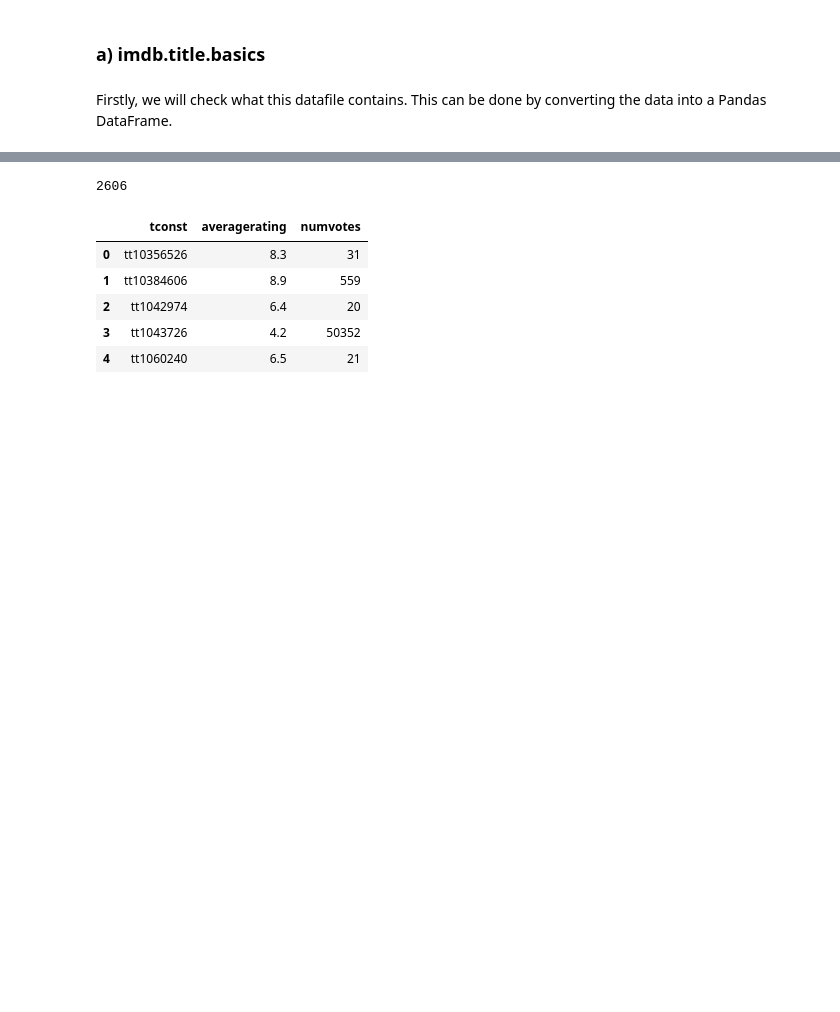
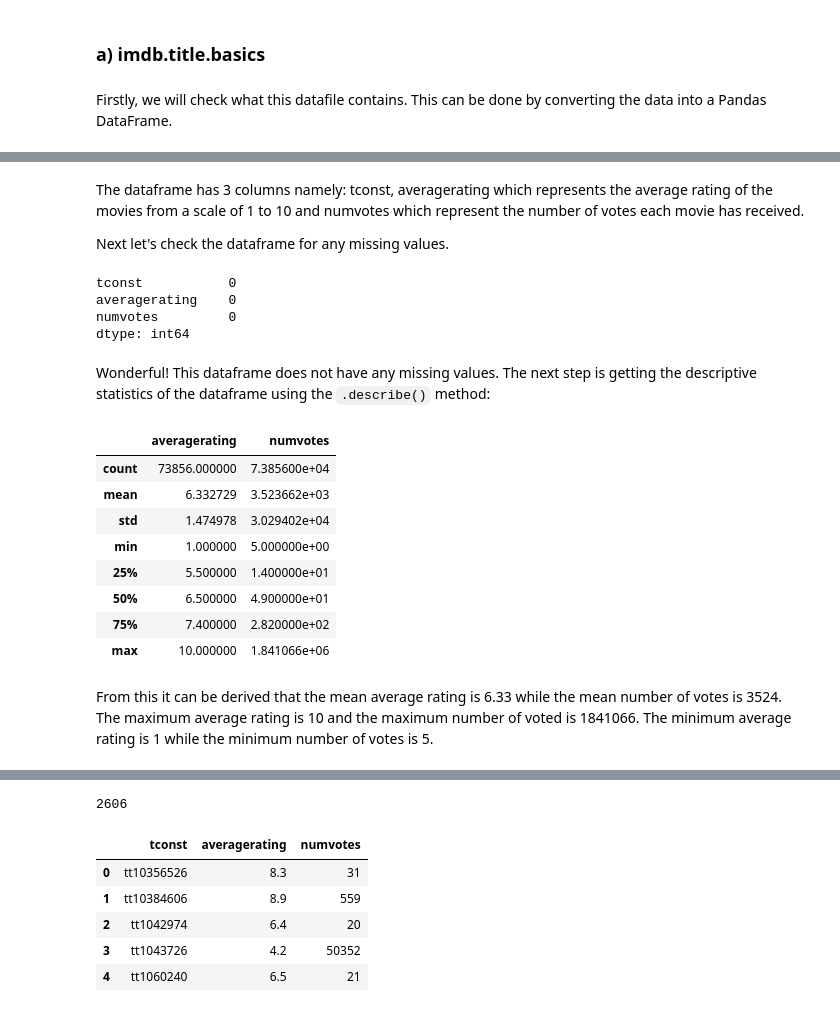
Before and after one commit to Brian-Kanyenje/dsc-phase-1-project, a Jupyter notebook: student.ipynb, the cells around one changed output, grey strips where cells are left out. Cells and saved outputs as stored; diff of their text form; code cells hidden in the pictures; blank space fills up the shorter version.

```diff
--- a/student.ipynb
+++ b/student.ipynb
@@ -81,0 +185,27 @@ basics.describe()
+# %% [markdown]
+The dataframe has 3 columns namely: tconst, averagerating which represents the average rating of the movies from a scale of 1 to 10 and numvotes which represent the number of votes each movie has received.
+
+Next let's check the dataframe for any missing values.
+# %%
+ratings.isna().sum()
+# %% [output]
+tconst           0
+averagerating    0
+numvotes         0
+dtype: int64
+# %% [markdown]
+Wonderful! This dataframe does not have any missing values. The next step is getting the descriptive statistics of the dataframe using the `.describe()` method:
+# %%
+ratings.describe()
+# %% [output]
+|  | averagerating | numvotes |
+| count | 73856.000000 | 7.385600e+04 |
+| mean | 6.332729 | 3.523662e+03 |
+| std | 1.474978 | 3.029402e+04 |
+| min | 1.000000 | 5.000000e+00 |
+| 25% | 5.500000 | 1.400000e+01 |
+| 50% | 6.500000 | 4.900000e+01 |
+| 75% | 7.400000 | 2.820000e+02 |
+| max | 10.000000 | 1.841066e+06 |
+# %% [markdown]
+From this it can be derived that the mean average rating is 6.33 while the mean number of votes is 3524. The maximum average rating is 10 and the maximum number of voted is 1841066.  The minimum average rating is 1 while the minimum number of votes is 5.
```
Also changed, not shown: parts of 65 cells of this notebook.
